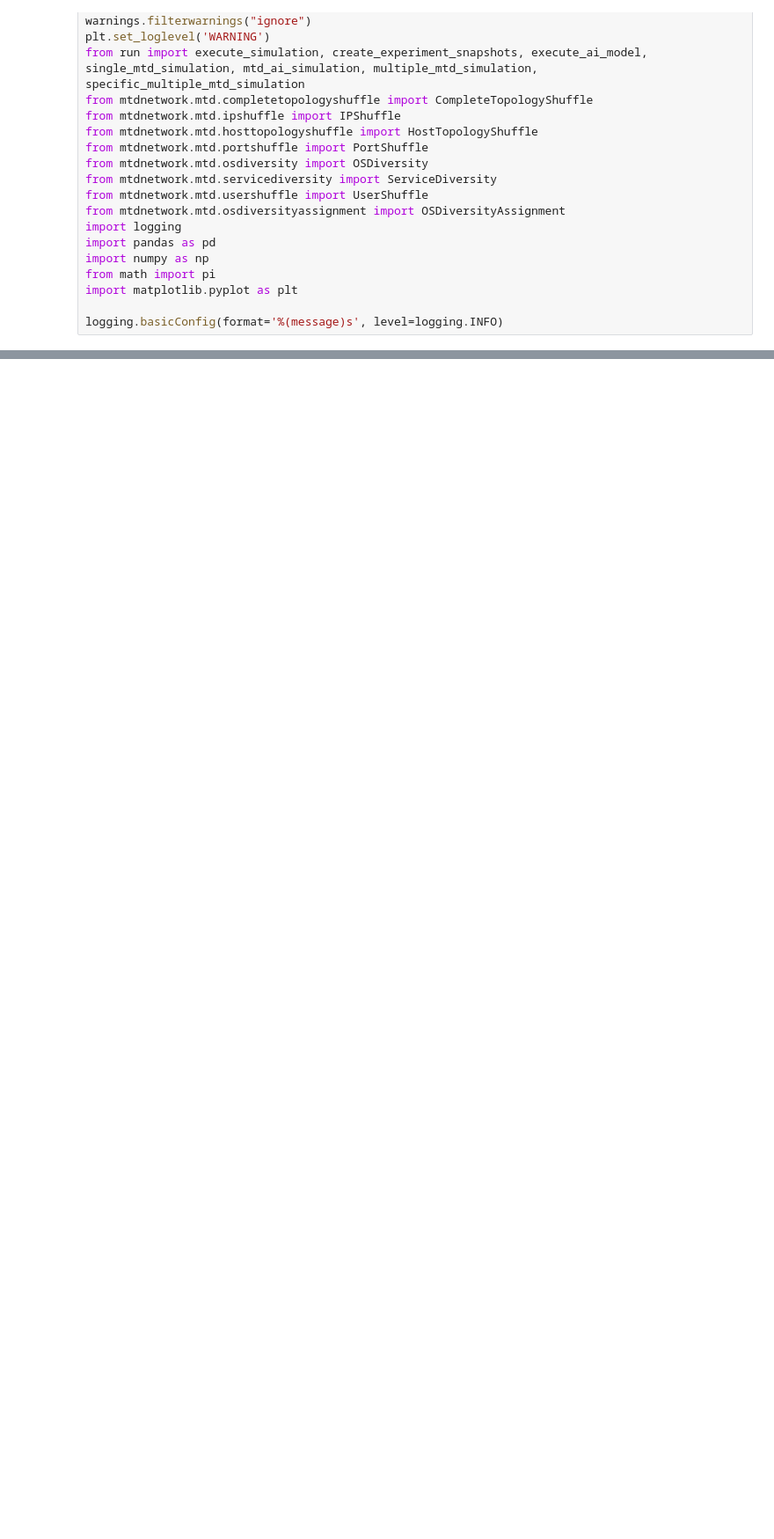
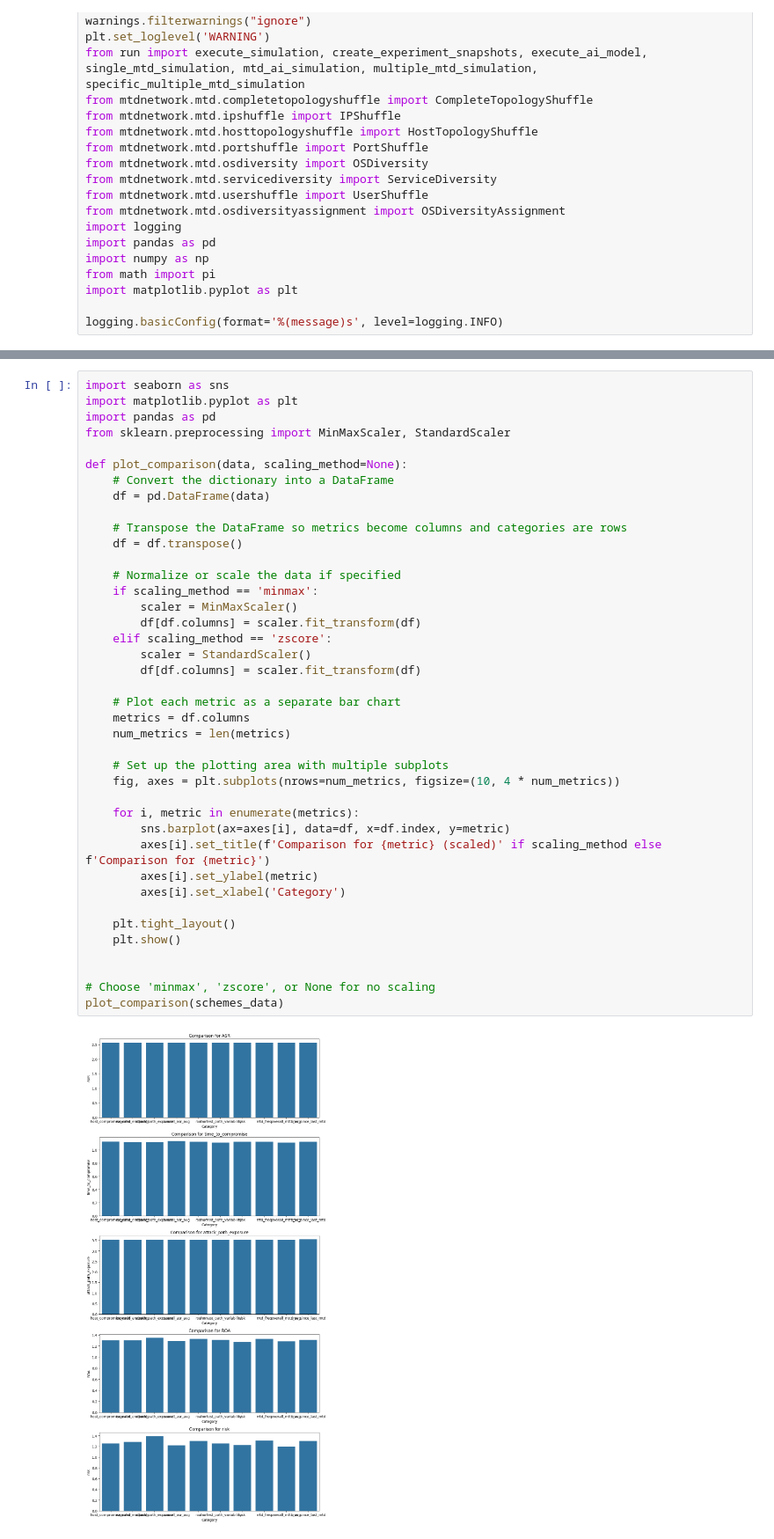
Before and after one commit to MoeBuTa/MTDSim, a Jupyter notebook: experiments/radar_plots_final.ipynb, the cells around one changed output, grey strips where cells are left out. Shown at 88% size. Saved outputs shown, nothing was run; the diff lists cells and outputs as text; blank space fills up the shorter version.

```diff
--- a/experiments/radar_plots_final.ipynb
+++ b/experiments/radar_plots_final.ipynb
@@ -85,0 +105,42 @@ radar.plot_n_schemes(schemes_data)
+# %%
+import seaborn as sns
+import matplotlib.pyplot as plt
+import pandas as pd
+from sklearn.preprocessing import MinMaxScaler, StandardScaler
+
+def plot_comparison(data, scaling_method=None):
+    # Convert the dictionary into a DataFrame
+    df = pd.DataFrame(data)
+
+    # Transpose the DataFrame so metrics become columns and categories are rows
+    df = df.transpose()
+
+    # Normalize or scale the data if specified
+    if scaling_method == 'minmax':
+        scaler = MinMaxScaler()
+        df[df.columns] = scaler.fit_transform(df)
+    elif scaling_method == 'zscore':
+        scaler = StandardScaler()
+        df[df.columns] = scaler.fit_transform(df)
+
+    # Plot each metric as a separate bar chart
+    metrics = df.columns
+    num_metrics = len(metrics)
+
+    # Set up the plotting area with multiple subplots
+    fig, axes = plt.subplots(nrows=num_metrics, figsize=(10, 4 * num_metrics))
+
+    for i, metric in enumerate(metrics):
+        sns.barplot(ax=axes[i], data=df, x=df.index, y=metric)
+        axes[i].set_title(f'Comparison for {metric} (scaled)' if scaling_method else f'Comparison for {metric}')
+        axes[i].set_ylabel(metric)
+        axes[i].set_xlabel('Category')
+
+    plt.tight_layout()
+    plt.show()
+
+
+# Choose 'minmax', 'zscore', or None for no scaling
+plot_comparison(schemes_data)
+# %% [output]
+[figure, added]
```
Also changed, not shown: parts of 4 cells of this notebook, 43 other files.
